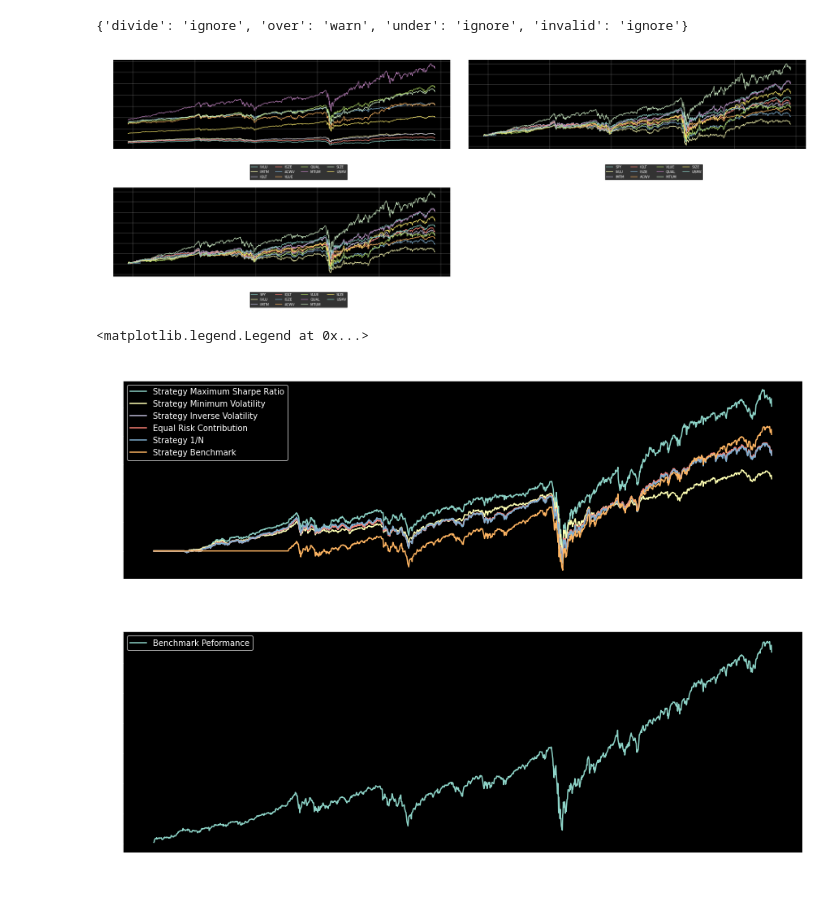
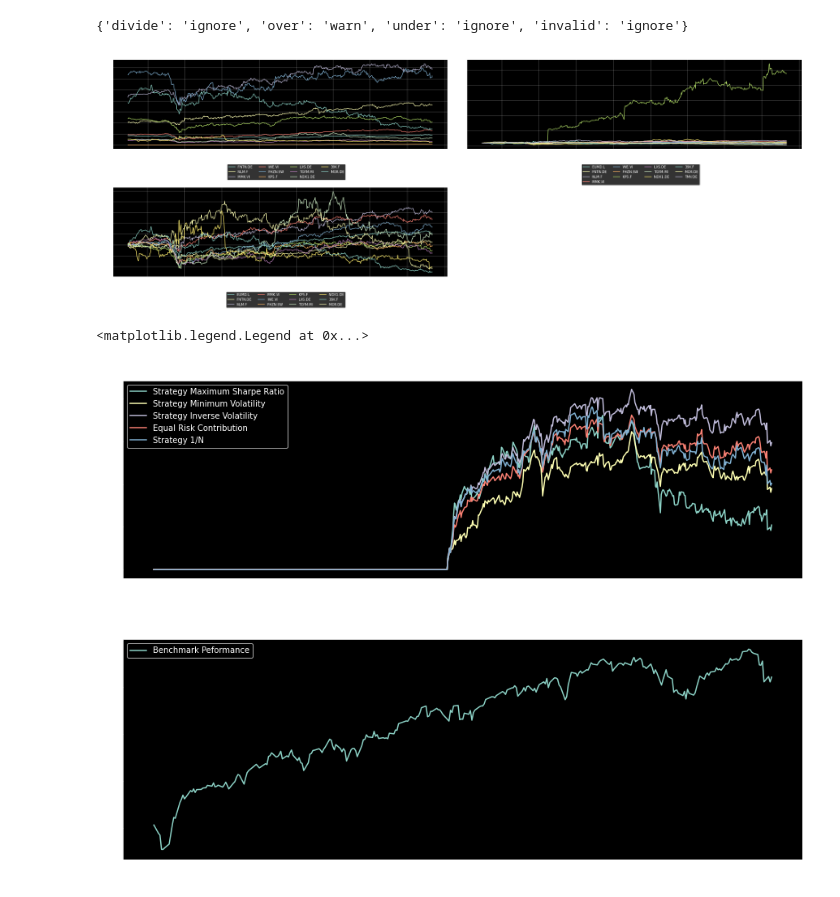
Before and after one commit to kirillstepanovv/Python-for-Finance, a Jupyter notebook: Portfolio Optimization /Optimized FS Invest Portfolio /FS_Invest_Optimization.ipynb, the cells around one changed output. Cells and saved outputs as stored; diff of their text form; code cells hidden in the pictures.

```diff
--- a/Portfolio Optimization /Optimized FS Invest Portfolio /FS_Invest_Optimization.ipynb
+++ b/Portfolio Optimization /Optimized FS Invest Portfolio /FS_Invest_Optimization.ipynb
@@ -16,15 +16,14 @@ np.seterr(divide='ignore', invalid='ignore')
 # %% [output]
 {'divide': 'ignore', 'over': 'warn', 'under': 'ignore', 'invalid': 'ignore'}
 # %%
-#main_tickers = ['FNTN.DE', 'NLM.F', 'MMK.VI', 'WIE.VI', 'FHZN.SW', 'KP5.F', 'LXS.DE', 'TGYM.MI', 'NDX1.DE', '39K.F', 'MOR.DE'] # , 'TMV.DE' #Data is imported from yahoo finance in the currency stated there
+main_tickers = ['FNTN.DE', 'NLM.F', 'MMK.VI', 'WIE.VI', 'FHZN.SW', 'KP5.F', 'LXS.DE', 'TGYM.MI', 'NDX1.DE', '39K.F', 'MOR.DE'] # ,'TMV.DE' #Data is imported from yahoo finance in the currency stated there
 #main_tickers = ['VLUE', 'QUAL', 'MTUM', 'SIZE', 'USMV'] #US factor portfolio
 #main_tickers = ['IVLU', 'IMTM', 'IQLT', 'ISZE', 'ACWV'] #International factor portfolio
-main_tickers = ['IVLU', 'IMTM', 'IQLT', 'ISZE', 'ACWV', 'VLUE', 'QUAL', 'MTUM', 'SIZE', 'USMV'] # US + International Factor portfolio
-
-benchmark = ['SPY']
-
-main_benchmark_tickers = ['SPY', 'IVLU', 'IMTM', 'IQLT', 'ISZE', 'ACWV', 'VLUE', 'QUAL', 'MTUM', 'SIZE', 'USMV' ]
-
+#main_tickers = ['IVLU', 'IMTM', 'IQLT', 'ISZE', 'ACWV', 'VLUE', 'QUAL', 'MTUM', 'SIZE', 'USMV'] # US + International Factor portfolio
+benchmark = ['EUMD.L'] # FS Invest portfolio
+#benchmark = ['SPY'] #US Factor portfolio
+#main_benchmark_tickers = ['SPY', 'IVLU', 'IMTM', 'IQLT', 'ISZE', 'ACWV', 'VLUE', 'QUAL', 'MTUM', 'SIZE', 'USMV' ] Factor portfolio
+main_benchmark_tickers = ['EUMD.L', 'FNTN.DE', 'NLM.F', 'MMK.VI', 'WIE.VI', 'FHZN.SW', 'KP5.F', 'LXS.DE', 'TGYM.MI', 'NDX1.DE', '39K.F', 'MOR.DE','TMV.DE'] #FS invest portfolio
 today = dt.date.today()
 start_date_input = today - dt.timedelta(days=365*5) #importing data five years back
 # %%
@@ -42,7 +41,7 @@ plot_data = import_stock_data(tickers = main_benchmark_tickers, start = start_da
 
 data = import_stock_data(tickers = main_tickers, start = start_date_input).dropna()
 
-data_benchmark = import_stock_data(tickers = benchmark, start = start_date_input).dropna()
+data_benchmark = import_stock_data(tickers = benchmark, start = start_date_input).dropna().truncate('2020-10-22') #Truncate data depending on the start of backtesting
 # %%
 columns = data.columns
 fig, ax = plt.subplots(figsize=(30,15))
@@ -75,7 +74,7 @@ plt.legend(columns, ncol=4, fancybox=True, bbox_to_anchor=(0.70, -0.15))
 
 plt.tight_layout()
 # %% [output]
-[figure, old version]
+[figure, new version]
 # %%
 #creating the minimum volatility weight function to be used in the minvol algo
 def calc_pypf_minvol_weights(prices):
@@ -144,45 +143,38 @@ class WeighMinVol(Algo):
 # %%
 strategy_meanvar = bt.Strategy('Strategy Maximum Sharpe Ratio', [
                     bt.algos.RunMonthly(run_on_first_date=True, run_on_end_of_period=False),
-                    #bt.algos.RunAfterDate('2020-10-22'),
+                    bt.algos.RunAfterDate('2020-10-22'),
                     bt.algos.SelectHasData(),
                     bt.algos.WeighMeanVar(covar_method='standard'),
                     bt.algos.Rebalance()])
 
 strategy_minvol = bt.Strategy('Strategy Minimum Volatility', [
                     bt.algos.RunMonthly(run_on_first_date=True, run_on_end_of_period=False),
-                    #bt.algos.RunAfterDate('2020-10-22'),
+                    bt.algos.RunAfterDate('2020-10-22'),
                     bt.algos.SelectHasData(),
                     WeighMinVol(covar_method='standard'),
                     bt.algos.Rebalance()])
 
 strategy_1n =  bt.Strategy('Strategy 1/N', [
                     bt.algos.RunMonthly(run_on_first_date=True, run_on_end_of_period=False),
-                    #bt.algos.RunAfterDate('2020-10-22'),
+                    bt.algos.RunAfterDate('2020-10-22'),
                     bt.algos.SelectHasData(),
                     bt.algos.WeighEqually(),
                     bt.algos.Rebalance()])
 
 strategy_invvol =  bt.Strategy('Strategy Inverse Volatility', [
                     bt.algos.RunMonthly(run_on_first_date=True, run_on_end_of_period=False),
-                    #bt.algos.RunAfterDate('2020-10-22'),
+                    bt.algos.RunAfterDate('2020-10-22'),
                     bt.algos.SelectHasData(),
                     bt.algos.WeighInvVol(),
                     bt.algos.Rebalance()])
 
 strategy_erc =  bt.Strategy('Equal Risk Contribution', [
                     bt.algos.RunMonthly(run_on_first_date=True, run_on_end_of_period=False),
-                    #bt.algos.RunAfterDate('2020-10-22'),
+                    bt.algos.RunAfterDate('2020-10-22'),
                     bt.algos.SelectHasData(),
                     bt.algos.WeighERC(covar_method='standard', risk_parity_method='ccd', maximum_iterations = 10000),
                     bt.algos.Rebalance()])
-
-strategy_benchmark =  bt.Strategy('Strategy Benchmark', [
-                    bt.algos.RunYearly(),
-                    #bt.algos.RunAfterDate('2020-10-22'),
-                    bt.algos.SelectHasData(),
-                    bt.algos.WeighEqually(),
-                    bt.algos.Rebalance()])
 # %%
 #Markowitz portfolio
 backtest_meanvar = bt.Backtest(strategy_meanvar, data)
@@ -204,15 +196,15 @@ result_invvol = bt.run(backtest_invvol)
 backtest_erc = bt.Backtest(strategy_erc, data)
 result_erc = bt.run(backtest_erc)
 # %%
-bt.run(backtest_meanvar, backtest_minvol, backtest_invvol, backtest_erc, backtest_1n, backtest_benchmark).plot()
+bt.run(backtest_meanvar, backtest_minvol, backtest_invvol, backtest_erc, backtest_1n).plot()
 
 plt.figure(figsize=(15,5))
 plt.plot((data_benchmark.pct_change()+1).cumprod()*100, label = 'Benchmark Peformance')
 plt.legend()
 # %% [output]
 <matplotlib.legend.Legend at 0x...>
-[figure, old version]
+[figure, new version]
-[figure, old version]
+[figure, new version]
 # %%
 weights_meanvar = result_meanvar.get_security_weights()
 weights_minvol = result_minvol.get_security_weights()
```
Also changed, not shown: parts of 5 cells of this notebook.
